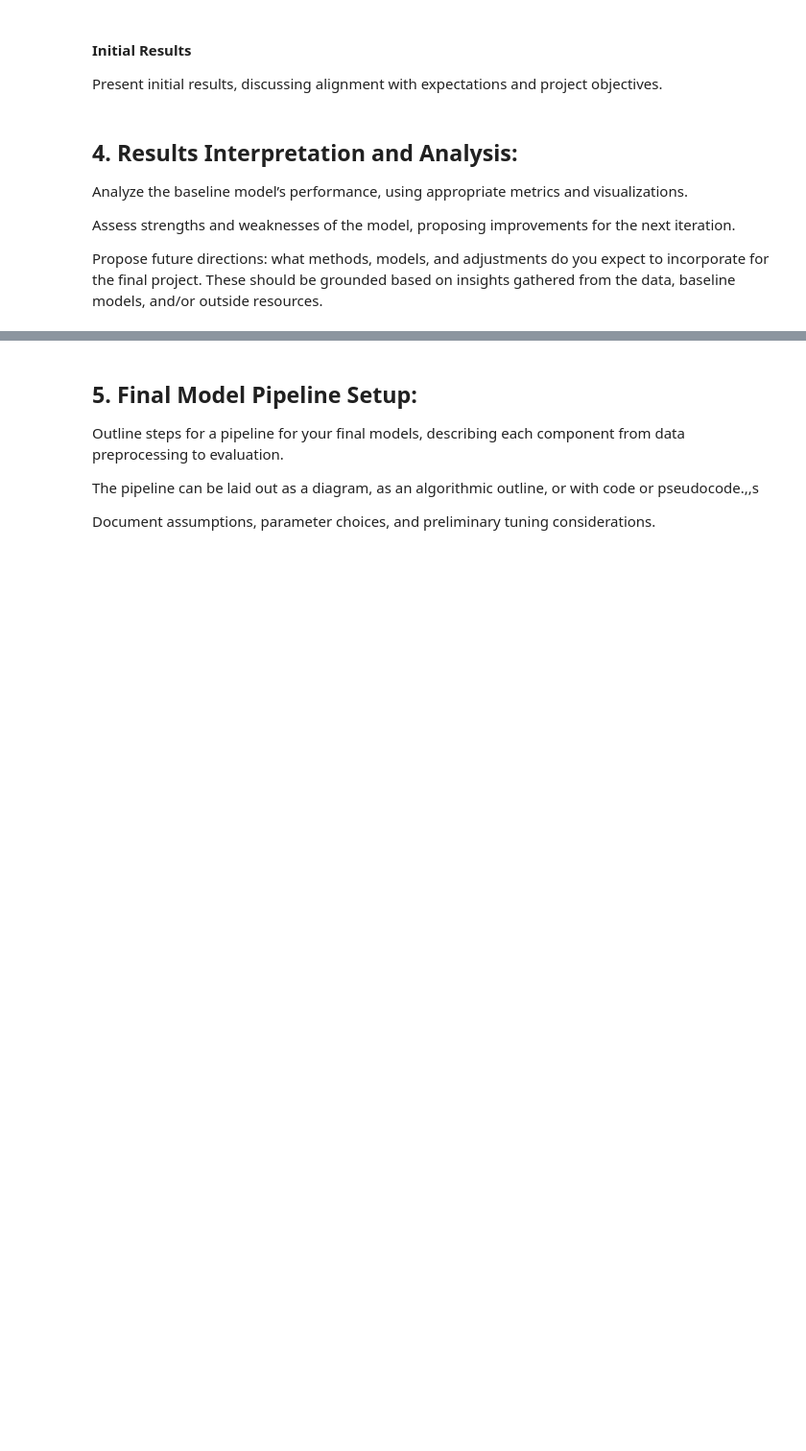
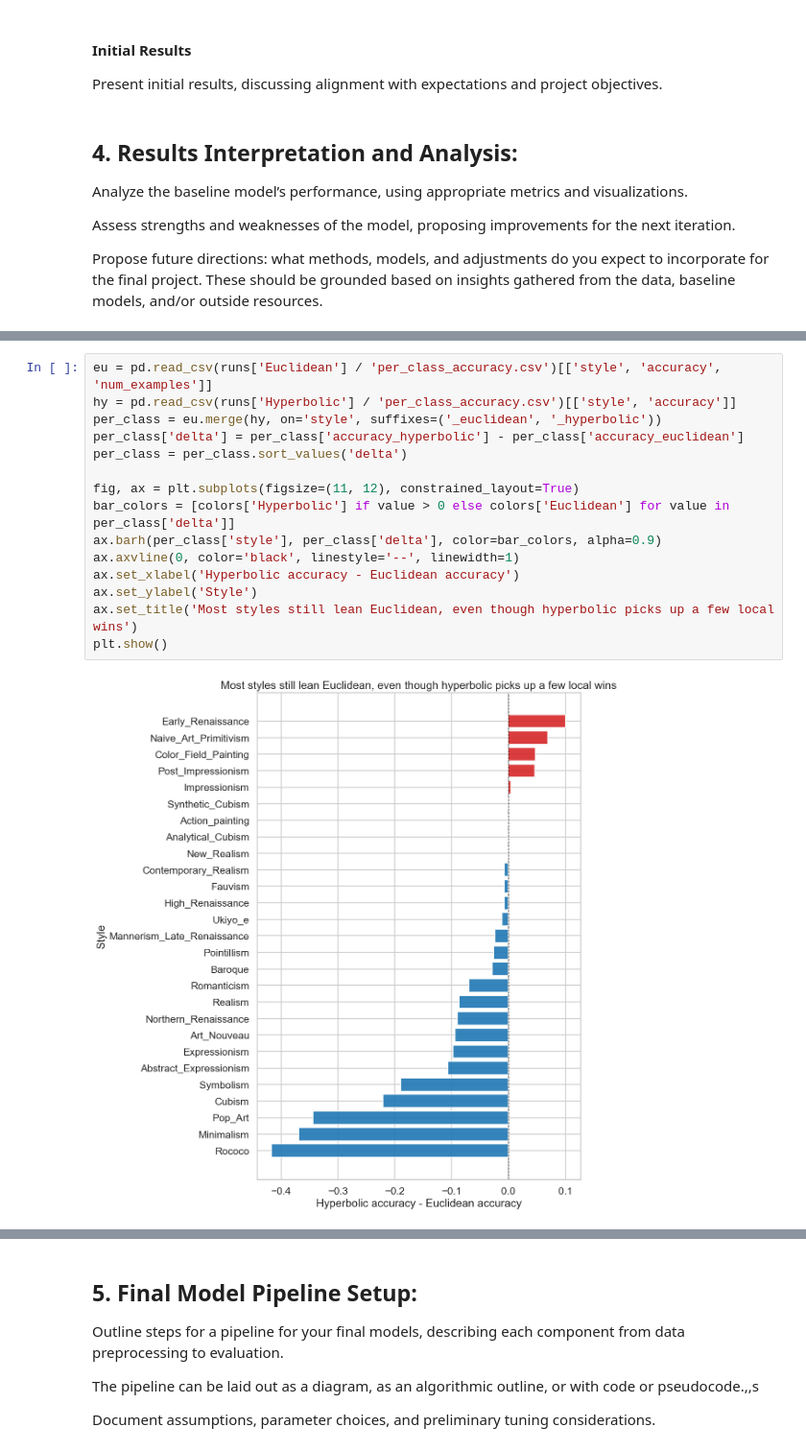
Before and after one commit to pgrindehollevik-harvard/hyperbolic, a Jupyter notebook: notebooks/ms3.ipynb, the cells around one changed output, grey strips where cells are left out. Shown at 96% size. Saved outputs shown, nothing was run; the diff lists cells and outputs as text; blank space fills up the shorter version.

```diff
--- a/notebooks/ms3.ipynb
+++ b/notebooks/ms3.ipynb
@@ -182,0 +260,17 @@ Local confusion matrices and diagnostic CSVs were generated under `data/runs/...
+# %%
+eu = pd.read_csv(runs['Euclidean'] / 'per_class_accuracy.csv')[['style', 'accuracy', 'num_examples']]
+hy = pd.read_csv(runs['Hyperbolic'] / 'per_class_accuracy.csv')[['style', 'accuracy']]
+per_class = eu.merge(hy, on='style', suffixes=('_euclidean', '_hyperbolic'))
+per_class['delta'] = per_class['accuracy_hyperbolic'] - per_class['accuracy_euclidean']
+per_class = per_class.sort_values('delta')
+
+fig, ax = plt.subplots(figsize=(11, 12), constrained_layout=True)
+bar_colors = [colors['Hyperbolic'] if value > 0 else colors['Euclidean'] for value in per_class['delta']]
+ax.barh(per_class['style'], per_class['delta'], color=bar_colors, alpha=0.9)
+ax.axvline(0, color='black', linestyle='--', linewidth=1)
+ax.set_xlabel('Hyperbolic accuracy - Euclidean accuracy')
+ax.set_ylabel('Style')
+ax.set_title('Most styles still lean Euclidean, even though hyperbolic picks up a few local wins')
+plt.show()
+# %% [output]
+[figure, added]
```
Also changed, not shown: parts of 12 cells of this notebook.
